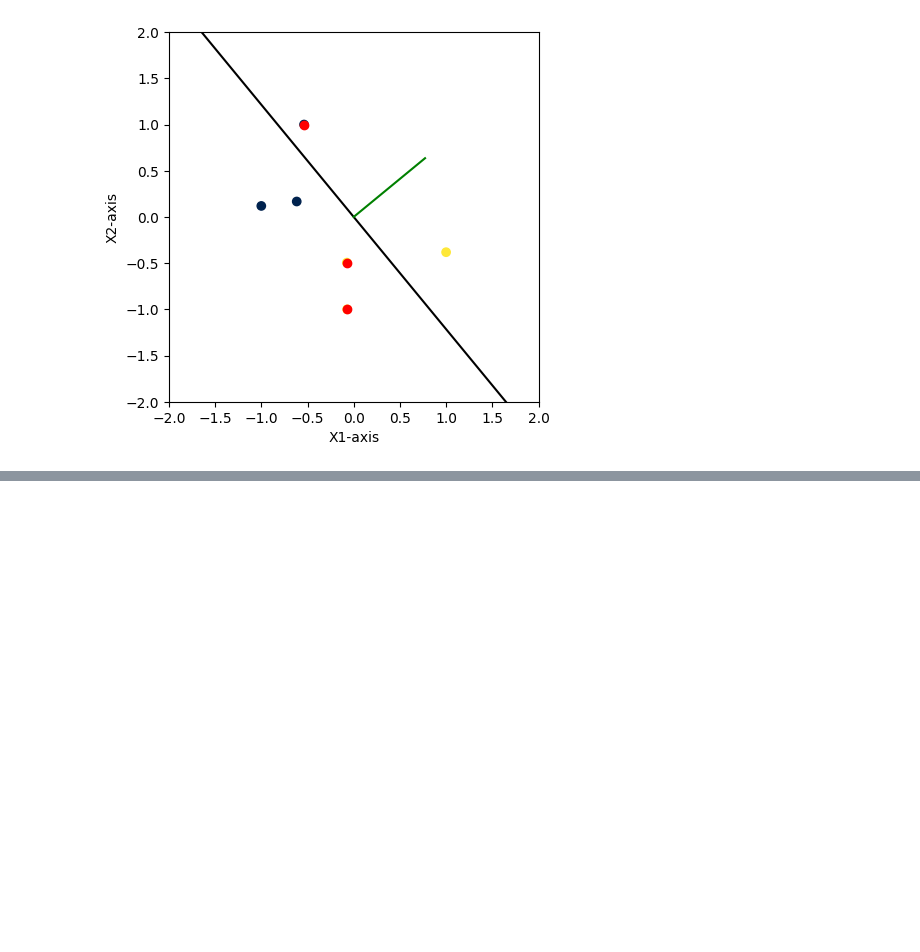
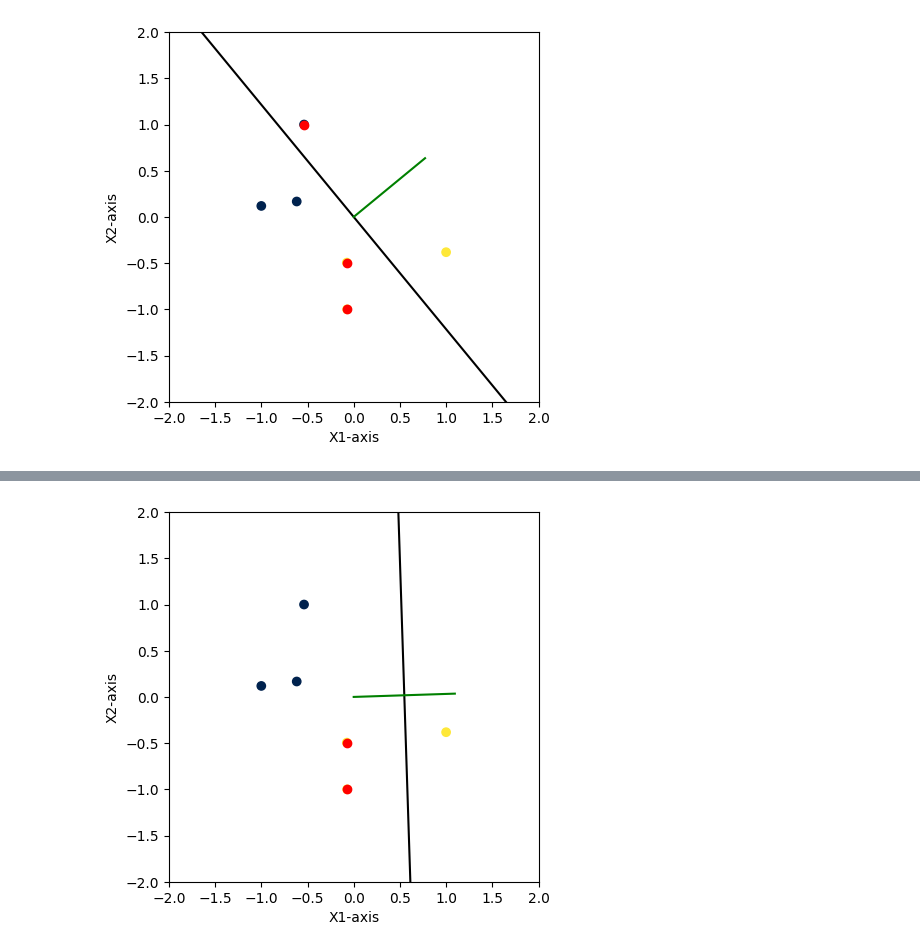
Before and after one commit to ChauBacHozz/ML_algorithms_from_scratch, a Jupyter notebook: Perceptron/Perceptron_classifier.ipynb, the cells around one changed output, grey strips where cells are left out. Cells and saved outputs as stored; diff of their text form; code cells hidden in the pictures; blank space fills up the shorter version.

```diff
--- a/Perceptron/Perceptron_classifier.ipynb
+++ b/Perceptron/Perceptron_classifier.ipynb
@@ -98,0 +99,14 @@ plt.show()
+# %%
+learning_rate = 0.6
+# %%
+W = (W + learning_rate * (y[pos] * x)).reshape(3,)
+y_pred = predict(X, W)
+missed_pos = np.where(np.equal(y, y_pred) == False)[0]
+missed_points = X[missed_pos]
+# %%
+ax, fig = plot_points(X)
+plot_line(W, ax)
+plot_missed_points(missed_points, ax)
+plt.show()
+# %% [output]
+[figure, added]
```
Also changed, not shown: parts of 1 cell of this notebook.
